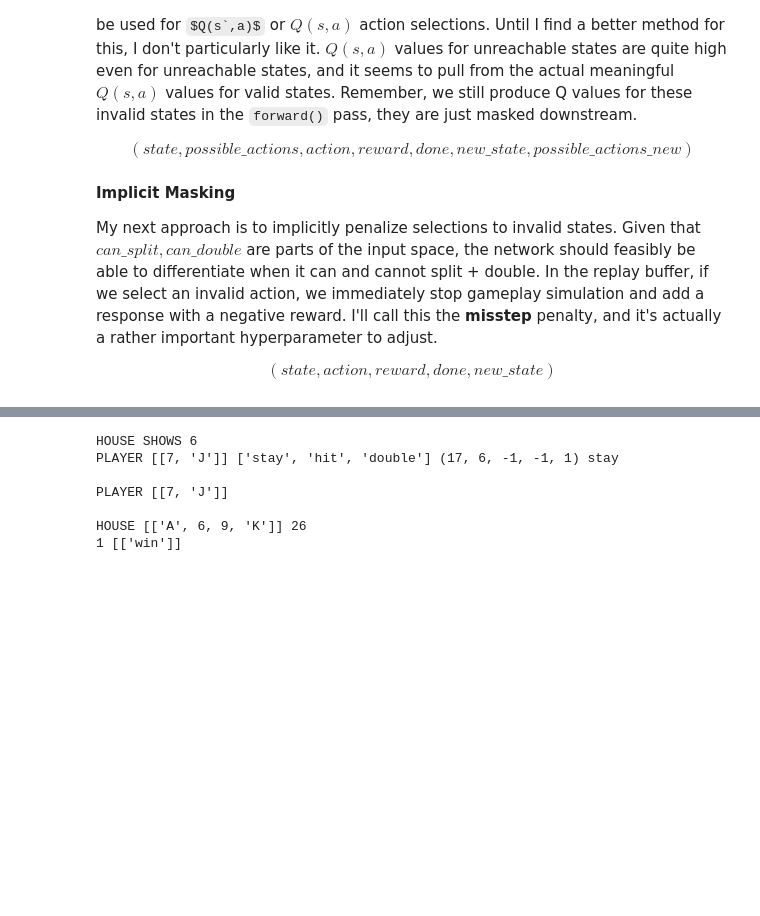
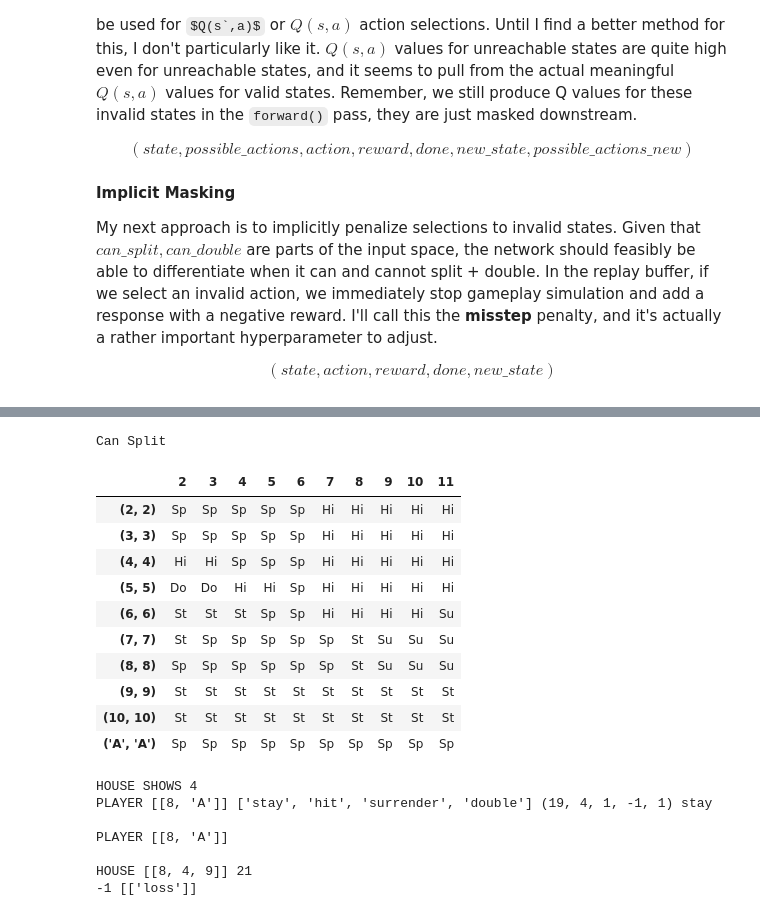
Before and after one commit to petersim1/Blackjack_RL, a Jupyter notebook: Deep_Learning.ipynb, the cells around one changed output, grey strips where cells are left out. Drawn from its saved outputs; the diff is of its cells as text; code cells hidden in the pictures; some formulas as TeX source; blank space fills up the shorter version.

```diff
--- a/Deep_Learning.ipynb
+++ b/Deep_Learning.ipynb
@@ -279,3 +317,21 @@ from src.deep_learning.helpers import create_state_action
+# %%
+value_action = gen_action_tensor(model=network, data=yes_split, avail_actions=["hit", "stay", "double", "split", "surrender"])
+
+print("Can Split")
+show_action_table(value_action, xticks=[(p,p) if p < 11 else ("A","A") for p in range(2,12)])
+# %% [output]
+Can Split
+|  | 2 | 3 | 4 | 5 | 6 | 7 | 8 | 9 | 10 | 11 |
+| (2, 2) | Sp | Sp | Sp | Sp | Sp | Hi | Hi | Hi | Hi | Hi |
+| (3, 3) | Sp | Sp | Sp | Sp | Sp | Hi | Hi | Hi | Hi | Hi |
+| (4, 4) | Hi | Hi | Sp | Sp | Sp | Hi | Hi | Hi | Hi | Hi |
+| (5, 5) | Do | Do | Hi | Hi | Sp | Hi | Hi | Hi | Hi | Hi |
+| (6, 6) | St | St | St | Sp | Sp | Hi | Hi | Hi | Hi | Su |
+| (7, 7) | St | Sp | Sp | Sp | Sp | Sp | St | Su | Su | Su |
+| (8, 8) | Sp | Sp | Sp | Sp | Sp | Sp | St | Su | Su | Su |
+| (9, 9) | St | St | St | St | St | St | St | St | St | St |
+| (10, 10) | St | St | St | St | St | St | St | St | St | St |
+| ('A', 'A') | Sp | Sp | Sp | Sp | Sp | Sp | Sp | Sp | Sp | Sp |
 # %%
 blackjack = Game(**game_hyperparams)
 
@@ -290,37 +346,40 @@ house_show = blackjack.get_house_show(show_value=True)
 
 print("HOUSE SHOWS", house_show)
 
-count = blackjack.get_count()
-true_count = count * 52 / blackjack.cards.sum()
+if blackjack.house_blackjack:
+    print("HOUSE BLACKJACK")
+else:
+    count = blackjack.get_count()
+    true_count = count * 52 / blackjack.cards.sum()
 
-while not player.is_done():
-    observations, move, policy = create_state_action(
-        player=player,
-        house_show=house_show,
-        include_count=USE_COUNT,
-        true_count=true_count,
-        model=network,
-        method="argmax"
-    )
+    while not player.is_done():
+        observations, move, policy = create_state_action(
+            player=player,
+            house_show=house_show,
+            include_count=USE_COUNT,
+            true_count=true_count,
+            model=network,
+            method="argmax"
+        )
 
-    print("PLAYER", player.cards, policy, observations, move)
+        print("PLAYER", player.cards, policy, observations, move)
 
-    blackjack.step_player(player, move)
+        blackjack.step_player(player, move)
 
-blackjack.step_house()
-players_text, players_winnings = blackjack.get_results()
+    blackjack.step_house()
+    players_text, players_winnings = blackjack.get_results()
 
-print()
-print("PLAYER", player.cards)
-print()
-print("HOUSE", blackjack.house.cards, blackjack.house._get_value_cards(blackjack.house.cards[0])[0])
+    print()
+    print("PLAYER", player.cards)
+    print()
+    print("HOUSE", blackjack.house.cards, blackjack.house._get_value_cards(blackjack.house.cards[0])[0])
 
-print(sum(players_winnings[0]), players_text)
+    print(sum(players_winnings[0]), players_text)
 # %% [output]
-HOUSE SHOWS 6
-PLAYER [[7, 'J']] ['stay', 'hit', 'double'] (17, 6, -1, -1, 1) stay
+HOUSE SHOWS 4
+PLAYER [[8, 'A']] ['stay', 'hit', 'surrender', 'double'] (19, 4, 1, -1, 1) stay
 
-PLAYER [[7, 'J']]
+PLAYER [[8, 'A']]
 
-HOUSE [['A', 6, 9, 'K']] 26
-1 [['win']]
+HOUSE [[8, 4, 9]] 21
+-1 [['loss']]
```
Also changed, not shown: parts of 15 cells of this notebook, 19 other files.
